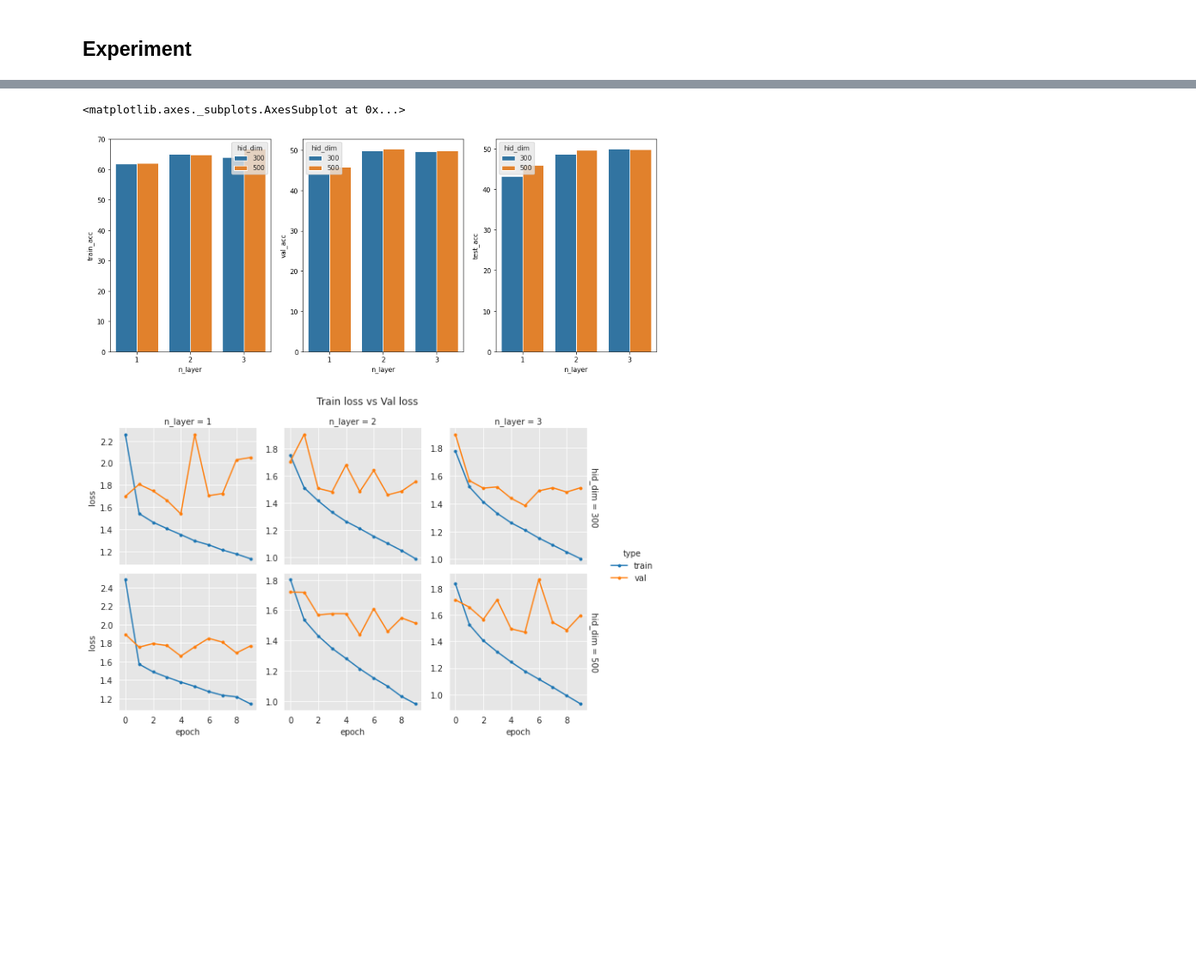
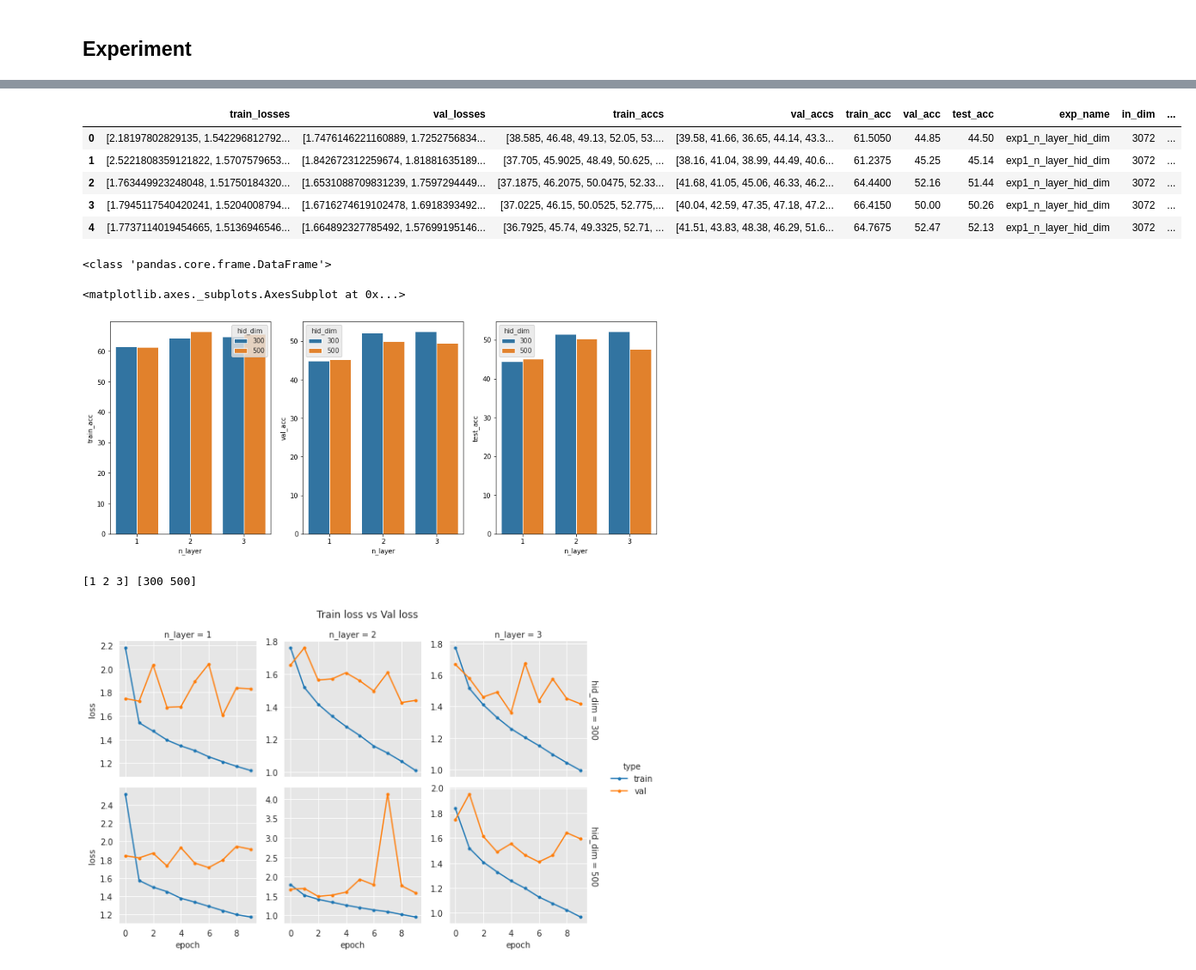
Before and after one commit to young-hwanlee/stand_alone_deep_learning, a Jupyter notebook: #18_Lab_Handling_Visualization_of_Many_Experiments.ipynb, the cells around one changed output, grey strips where cells are left out. Shown at 86% size. Cells and saved outputs as stored; diff of their text form; code cells hidden in the pictures; blank space fills up the shorter version.

```diff
--- a/#18_Lab_Handling_Visualization_of_Many_Experiments.ipynb
+++ b/#18_Lab_Handling_Visualization_of_Many_Experiments.ipynb
@@ -334,8 +366,19 @@ Epoch 9, Acc(train/val): 63.95/49.77, Loss(train/val) 1.00/1.51. Took 10.16 sec
+# %%
+load_exp_result('exp1').head()
+# %% [output]
+|  | train_losses | val_losses | train_accs | val_accs | train_acc | val_acc | test_acc | exp_name | in_dim | ... |
+| 0 | [2.18197802829135, 1.542296812792... | [1.7476146221160889, 1.7252756834... | [38.585, 46.48, 49.13, 52.05, 53.... | [39.58, 41.66, 36.65, 44.14, 43.3... | 61.5050 | 44.85 | 44.50 | exp1_n_layer_hid_dim | 3072 | ... |
+| 1 | [2.5221808359121822, 1.5707579653... | [1.842672312259674, 1.81881635189... | [37.705, 45.9025, 48.49, 50.625, ... | [38.16, 41.04, 38.99, 44.49, 40.6... | 61.2375 | 45.25 | 45.14 | exp1_n_layer_hid_dim | 3072 | ... |
+| 2 | [1.763449923248048, 1.51750184320... | [1.6531088709831239, 1.7597294449... | [37.1875, 46.2075, 50.0475, 52.33... | [41.68, 41.05, 45.06, 46.33, 46.2... | 64.4400 | 52.16 | 51.44 | exp1_n_layer_hid_dim | 3072 | ... |
+| 3 | [1.7945117540420241, 1.5204008794... | [1.6716274619102478, 1.6918393492... | [37.0225, 46.15, 50.0525, 52.775,... | [40.04, 42.59, 47.35, 47.18, 47.2... | 66.4150 | 50.00 | 50.26 | exp1_n_layer_hid_dim | 3072 | ... |
+| 4 | [1.7737114019454665, 1.5136946546... | [1.664892327785492, 1.57699195146... | [36.7925, 45.74, 49.3325, 52.71, ... | [41.51, 43.83, 48.38, 46.29, 51.6... | 64.7675 | 52.47 | 52.13 | exp1_n_layer_hid_dim | 3072 | ... |
+# %%
+print(type(load_exp_result('exp1')))
+# %% [output]
+<class 'pandas.core.frame.DataFrame'>
 # %%
 import seaborn as sns
 import matplotlib.pyplot as plt
-
-df = load_exp_result('exp1')
 
 fig, ax = plt.subplots(1, 3)
 fig.set_size_inches(15, 6)
@@ -346,14 +389,18 @@ sns.barplot(x='n_layer', y='val_acc', hue='hid_dim', data=df, ax=ax[1])
 sns.barplot(x='n_layer', y='test_acc', hue='hid_dim', data=df, ax=ax[2])
 # %% [output]
 <matplotlib.axes._subplots.AxesSubplot at 0x...>
-[figure, old version]
+[figure, new version]
+# %%
+var1 = 'n_layer'
+var2 = 'hid_dim'
+
+df = load_exp_result('exp1')
+list_v1 = df[var1].unique()
+list_v2 = df[var2].unique()
+print(list_v1, list_v2)
+# %% [output]
+[1 2 3] [300 500]
 # %%
-var1 = 'n_layer'
-var2 = 'hid_dim'
-
-df = load_exp_result('exp1')
-list_v1 = df[var1].unique()
-list_v2 = df[var2].unique()
 list_data = []
 
 for value1 in list_v1:
@@ -376,7 +423,7 @@ g.add_legend()
 g.fig.suptitle('Train loss vs Val loss')
 plt.subplots_adjust(top=0.89)
 # %% [output]
-[figure, old version]
+[figure, new version]
 # %%
 var1 = 'n_layer'
 var2 = 'hid_dim'
```
Also changed, not shown: parts of 9 cells of this notebook.
